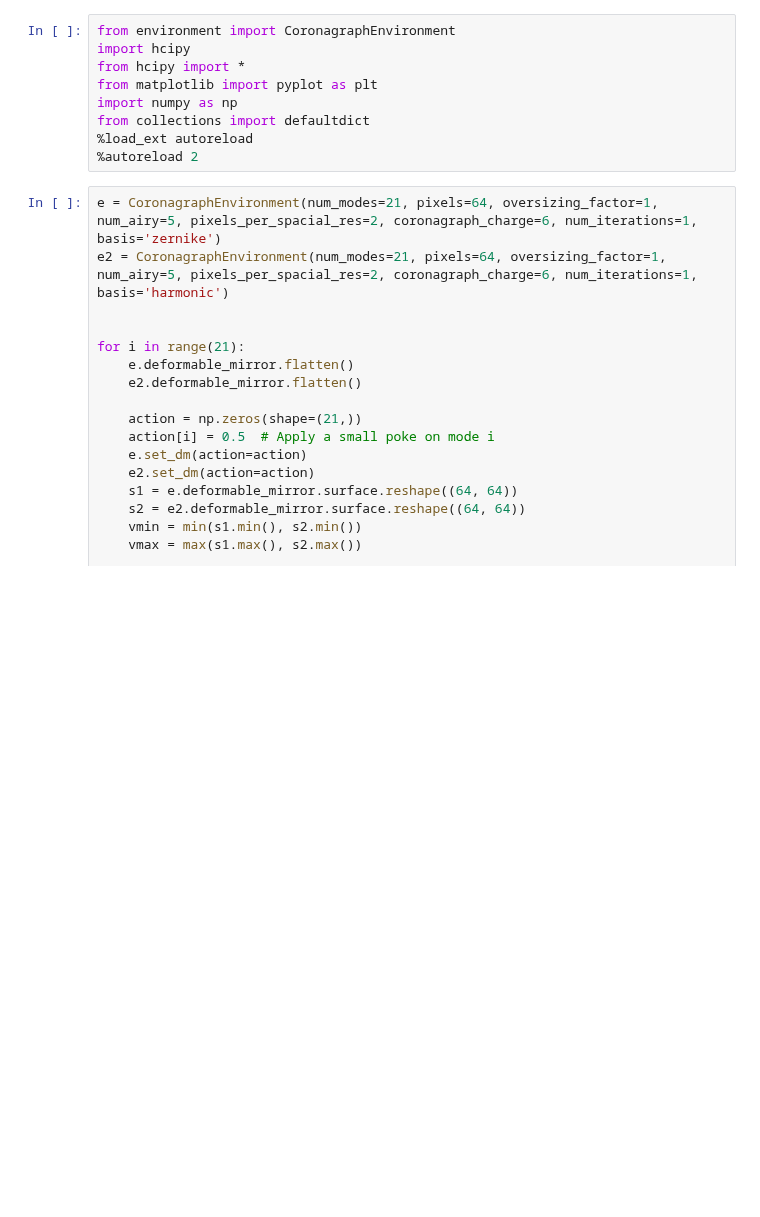
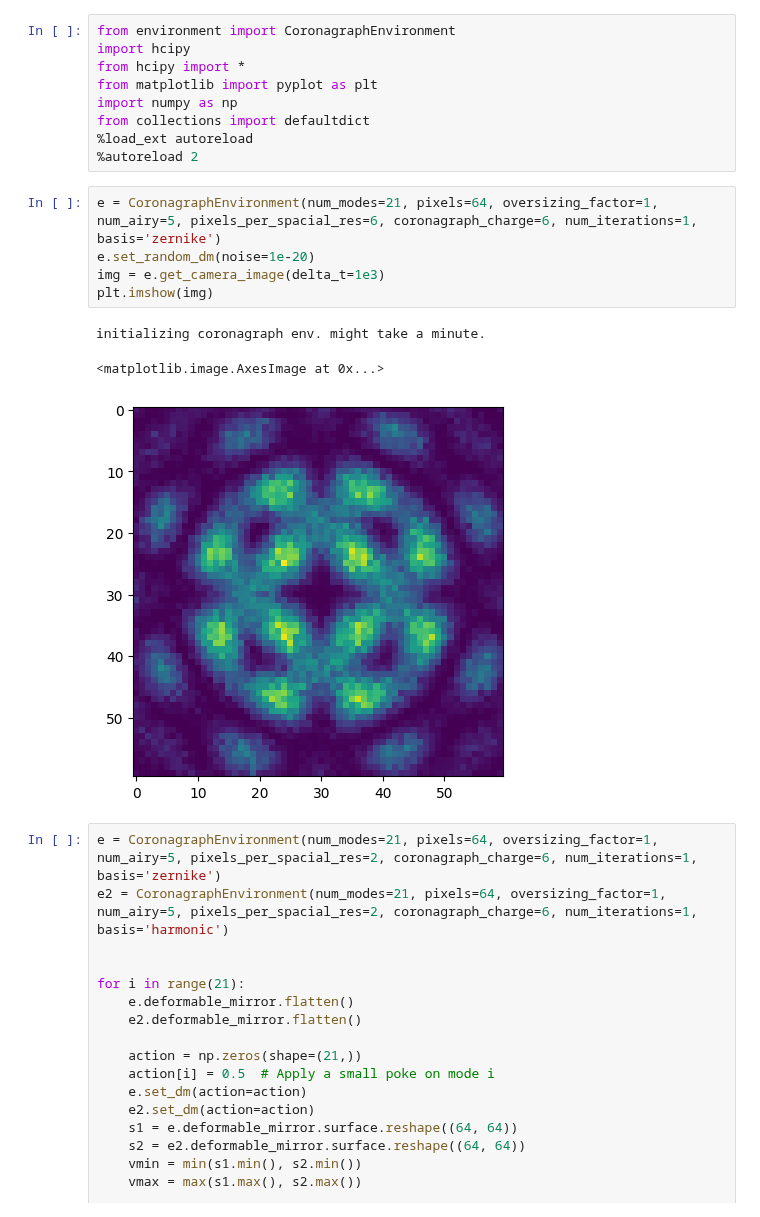
Before and after one commit to AlexeiKorolev/NASA-RL-Wavefront-Control, a Jupyter notebook: RL/coronagraph_properties.ipynb, the cells around one changed output. Drawn from its saved outputs; the diff is of its cells as text; blank space fills up the shorter version.

```diff
--- a/RL/coronagraph_properties.ipynb
+++ b/RL/coronagraph_properties.ipynb
@@ -7,6 +7,15 @@ import numpy as np
 from collections import defaultdict
 %load_ext autoreload
 %autoreload 2
+# %%
+e = CoronagraphEnvironment(num_modes=21, pixels=64, oversizing_factor=1, num_airy=5, pixels_per_spacial_res=6, coronagraph_charge=6, num_iterations=1, basis='zernike')
+e.set_random_dm(noise=1e-20)
+img = e.get_camera_image(delta_t=1e3)
+plt.imshow(img)
+# %% [output]
+initializing coronagraph env. might take a minute.
+<matplotlib.image.AxesImage at 0x...>
+[figure, added]
 # %%
 e = CoronagraphEnvironment(num_modes=21, pixels=64, oversizing_factor=1, num_airy=5, pixels_per_spacial_res=2, coronagraph_charge=6, num_iterations=1, basis='zernike')
 e2 = CoronagraphEnvironment(num_modes=21, pixels=64, oversizing_factor=1, num_airy=5, pixels_per_spacial_res=2, coronagraph_charge=6, num_iterations=1, basis='harmonic')
```
Also changed, not shown: 3 other files.
